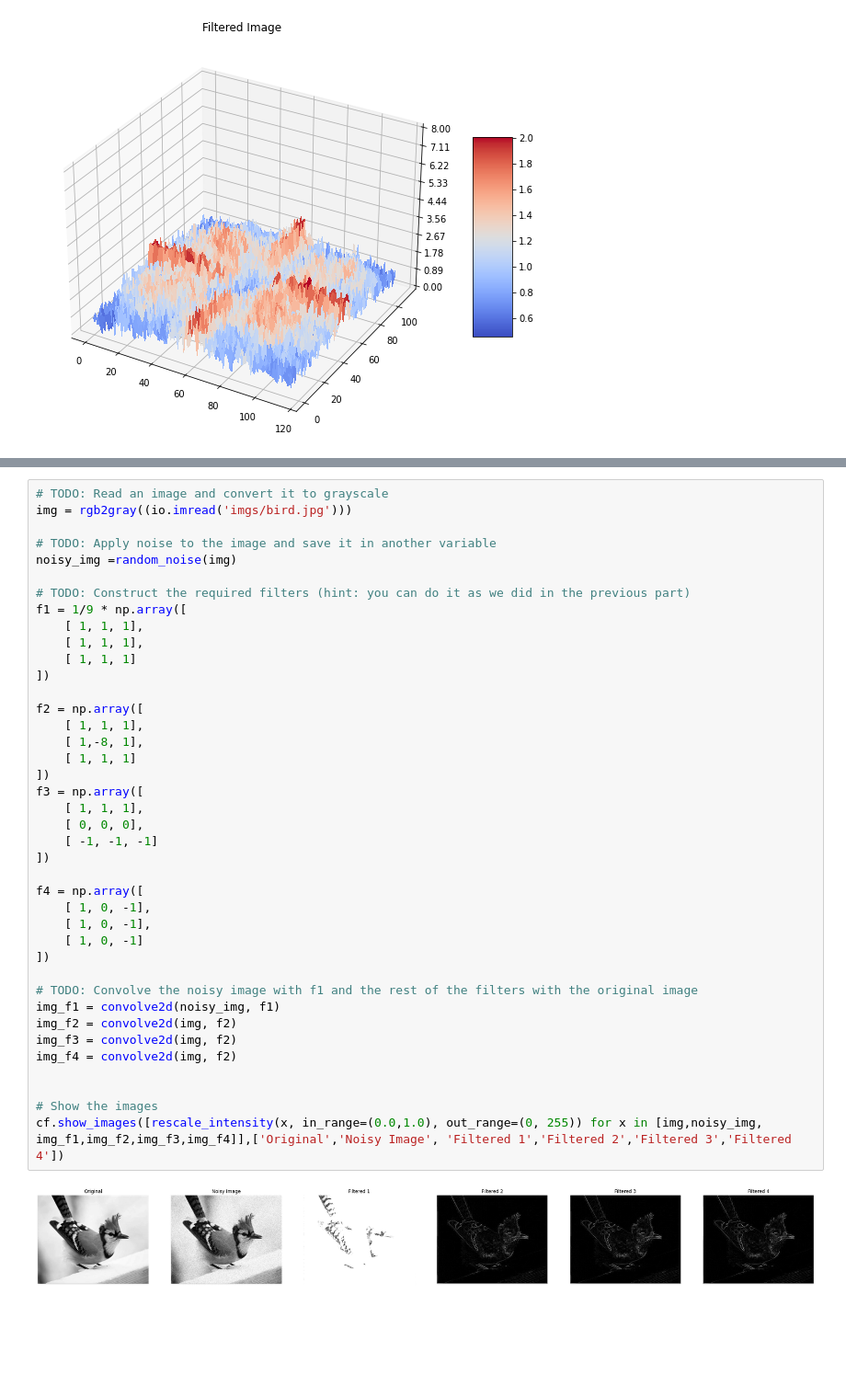
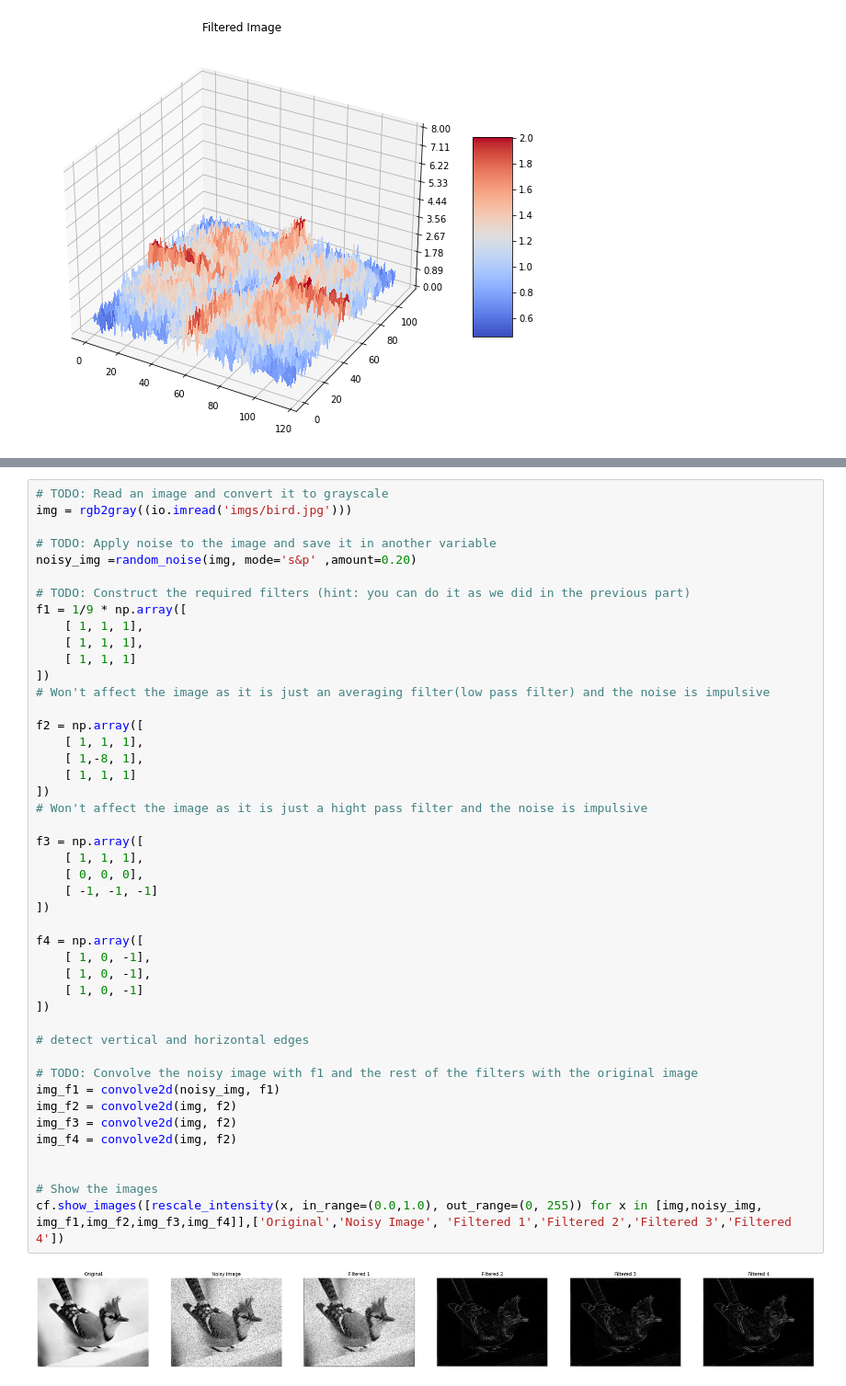
Before and after one commit to We2Am-BaSsem/IP-Labs, a Jupyter notebook: Lab02/lab2-std.ipynb, the cells around one changed output, grey strips where cells are left out. Shown at 92% size. Saved outputs shown, nothing was run; the diff lists cells and outputs as text; blank space fills up the shorter version.

```diff
--- a/Lab02/lab2-std.ipynb
+++ b/Lab02/lab2-std.ipynb
@@ -151,7 +172,7 @@ Press shift+tab after writing 'convolve2d' in a code cell
 img = rgb2gray((io.imread('imgs/bird.jpg')))
 
 # TODO: Apply noise to the image and save it in another variable
-noisy_img =random_noise(img)
+noisy_img =random_noise(img, mode='s&p' ,amount=0.20)
 
 # TODO: Construct the required filters (hint: you can do it as we did in the previous part)
 f1 = 1/9 * np.array([
@@ -159,32 +180,37 @@ f1 = 1/9 * np.array([
     [ 1, 1, 1],
     [ 1, 1, 1]
 ])
+# Won't affect the image as it is just an averaging filter(low pass filter) and the noise is impulsive
 
 f2 = np.array([
     [ 1, 1, 1],
     [ 1,-8, 1],
     [ 1, 1, 1]
 ])
+# Won't affect the image as it is just a hight pass filter and the noise is impulsive
+
 f3 = np.array([
     [ 1, 1, 1],
     [ 0, 0, 0],
     [ -1, -1, -1]
 ])
 
 f4 = np.array([
     [ 1, 0, -1],
     [ 1, 0, -1],
     [ 1, 0, -1]
 ])
 
+# detect vertical and horizontal edges
+
 # TODO: Convolve the noisy image with f1 and the rest of the filters with the original image
 img_f1 = convolve2d(noisy_img, f1)
 img_f2 = convolve2d(img, f2)
 img_f3 = convolve2d(img, f2)
 img_f4 = convolve2d(img, f2)
 
 
 # Show the images
 cf.show_images([rescale_intensity(x, in_range=(0.0,1.0), out_range=(0, 255)) for x in [img,noisy_img, img_f1,img_f2,img_f3,img_f4]],['Original','Noisy Image', 'Filtered 1','Filtered 2','Filtered 3','Filtered 4'])
 # %% [output]
-[figure, old version]
+[figure, new version]
```
Also changed, not shown: parts of 3 cells of this notebook, 2 other files.
